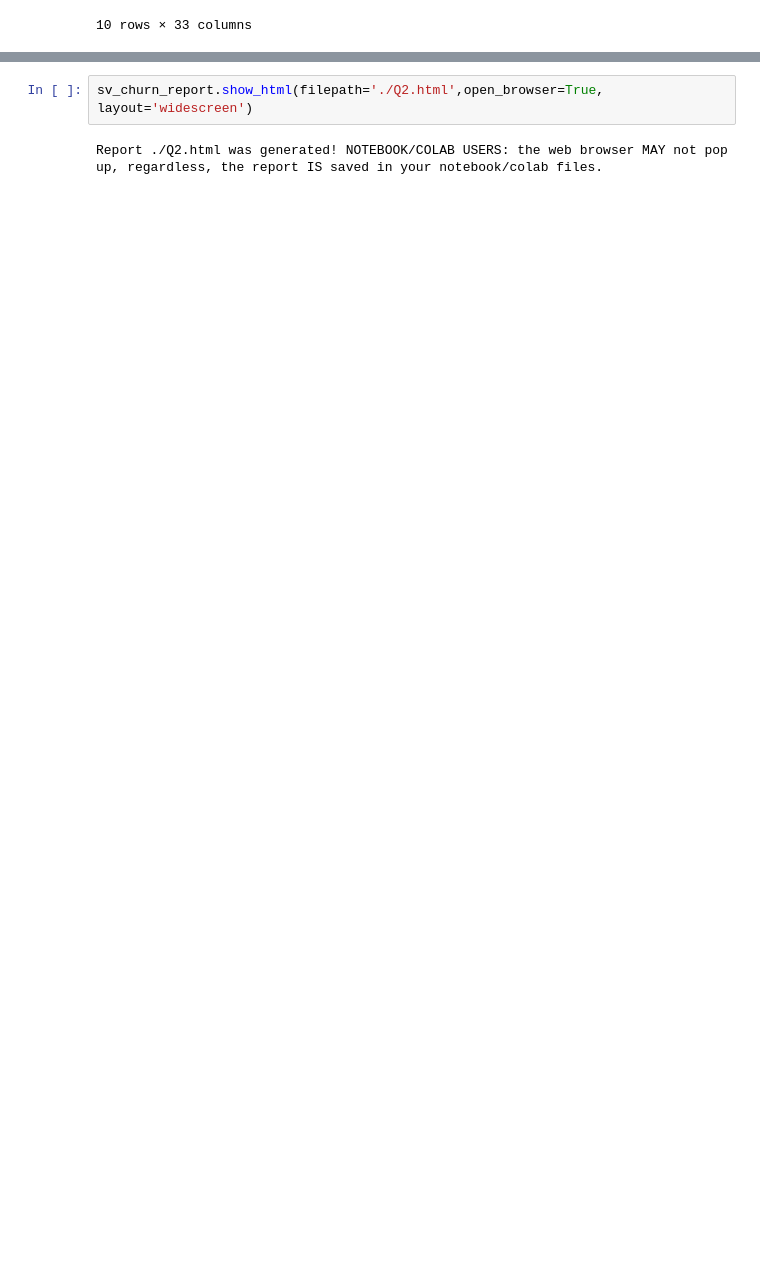
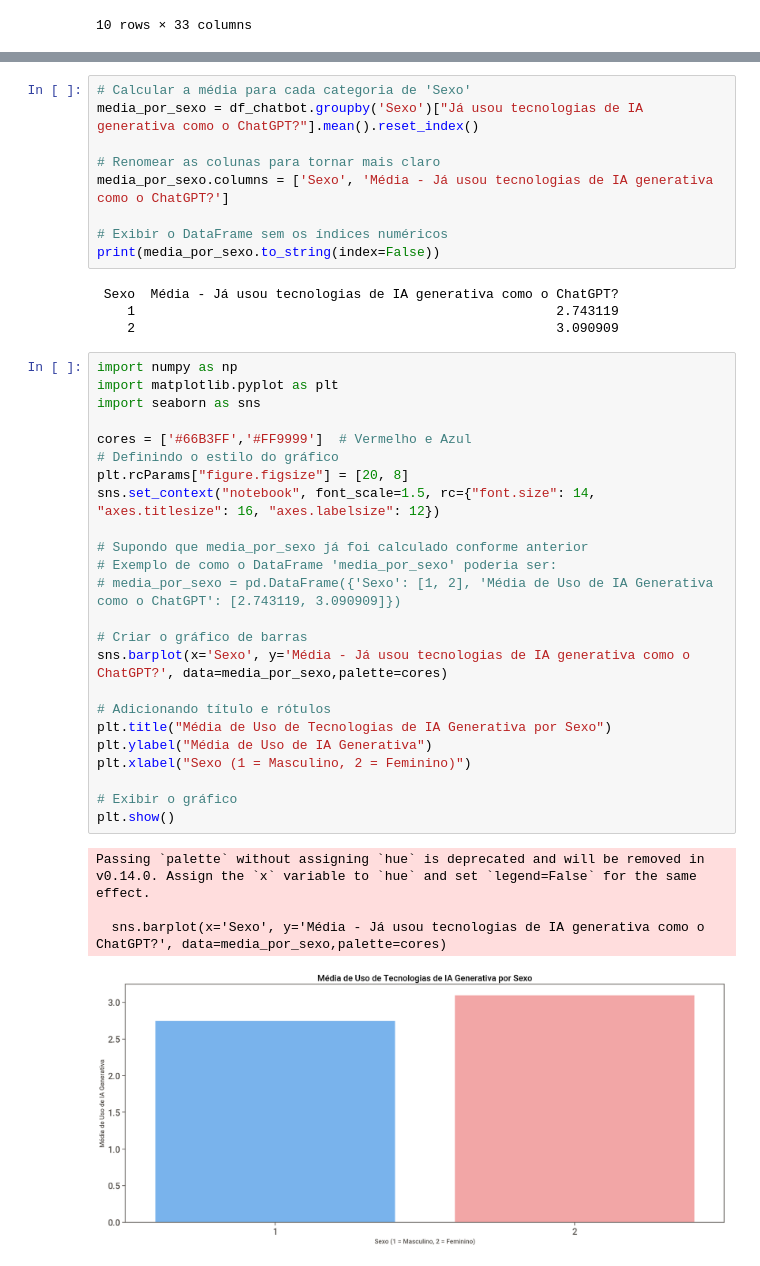
Before and after one commit to enzokozo/xmac02-trab1-dcova, a Jupyter notebook: chatbot.ipynb, the cells around one changed output, grey strips where cells are left out. Drawn from its saved outputs; the diff is of its cells as text; blank space fills up the shorter version.

Commit message:
Gráfico de barras -  Sexo/Média - Já usou tecnologias de IA generativa como o ChatGPT

```diff
--- a/chatbot.ipynb
+++ b/chatbot.ipynb
@@ -137,4 +130,42 @@ sv_churn_report.show_notebook()
-# %%
-sv_churn_report.show_html(filepath='./Q2.html',open_browser=True, layout='widescreen')
-# %% [output]
-Report ./Q2.html was generated! NOTEBOOK/COLAB USERS: the web browser MAY not pop up, regardless, the report IS saved in your notebook/colab files.
+# %%
+# Calcular a média para cada categoria de 'Sexo'
+media_por_sexo = df_chatbot.groupby('Sexo')["Já usou tecnologias de IA generativa como o ChatGPT?"].mean().reset_index()
+
+# Renomear as colunas para tornar mais claro
+media_por_sexo.columns = ['Sexo', 'Média - Já usou tecnologias de IA generativa como o ChatGPT?']
+
+# Exibir o DataFrame sem os índices numéricos
+print(media_por_sexo.to_string(index=False))
+# %% [output]
+ Sexo  Média - Já usou tecnologias de IA generativa como o ChatGPT?
+    1                                                      2.743119
+    2                                                      3.090909
+# %%
+import numpy as np
+import matplotlib.pyplot as plt
+import seaborn as sns
+
+cores = ['#66B3FF','#FF9999']  # Vermelho e Azul
+# Definindo o estilo do gráfico
+plt.rcParams["figure.figsize"] = [20, 8]
+sns.set_context("notebook", font_scale=1.5, rc={"font.size": 14, "axes.titlesize": 16, "axes.labelsize": 12})
+
+# Supondo que media_por_sexo já foi calculado conforme anterior
+# Exemplo de como o DataFrame 'media_por_sexo' poderia ser:
+# media_por_sexo = pd.DataFrame({'Sexo': [1, 2], 'Média de Uso de IA Generativa como o ChatGPT': [2.743119, 3.090909]})
+
+# Criar o gráfico de barras
+sns.barplot(x='Sexo', y='Média - Já usou tecnologias de IA generativa como o ChatGPT?', data=media_por_sexo,palette=cores)
+
+# Adicionando título e rótulos
+plt.title("Média de Uso de Tecnologias de IA Generativa por Sexo")
+plt.ylabel("Média de Uso de IA Generativa")
+plt.xlabel("Sexo (1 = Masculino, 2 = Feminino)")
+
+# Exibir o gráfico
+plt.show()
+# %% [output]
+Passing `palette` without assigning `hue` is deprecated and will be removed in v0.14.0. Assign the `x` variable to `hue` and set `legend=False` for the same effect.
+
+  sns.barplot(x='Sexo', y='Média - Já usou tecnologias de IA generativa como o ChatGPT?', data=media_por_sexo,palette=cores)
+[figure, added]
```
Also changed, not shown: parts of 2 cells of this notebook.
